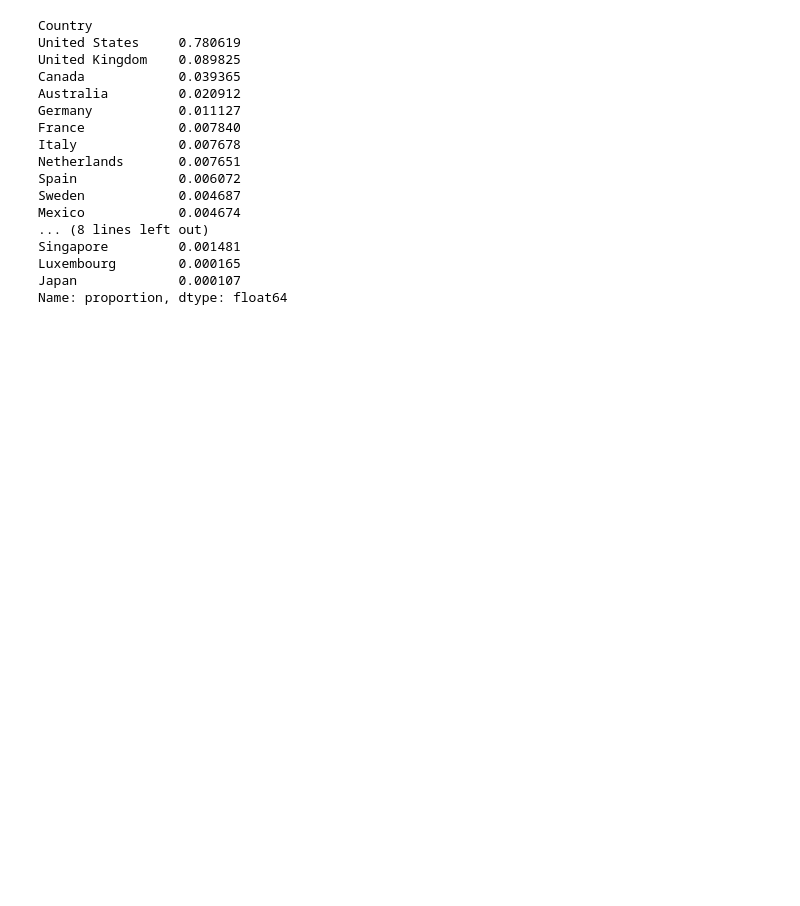
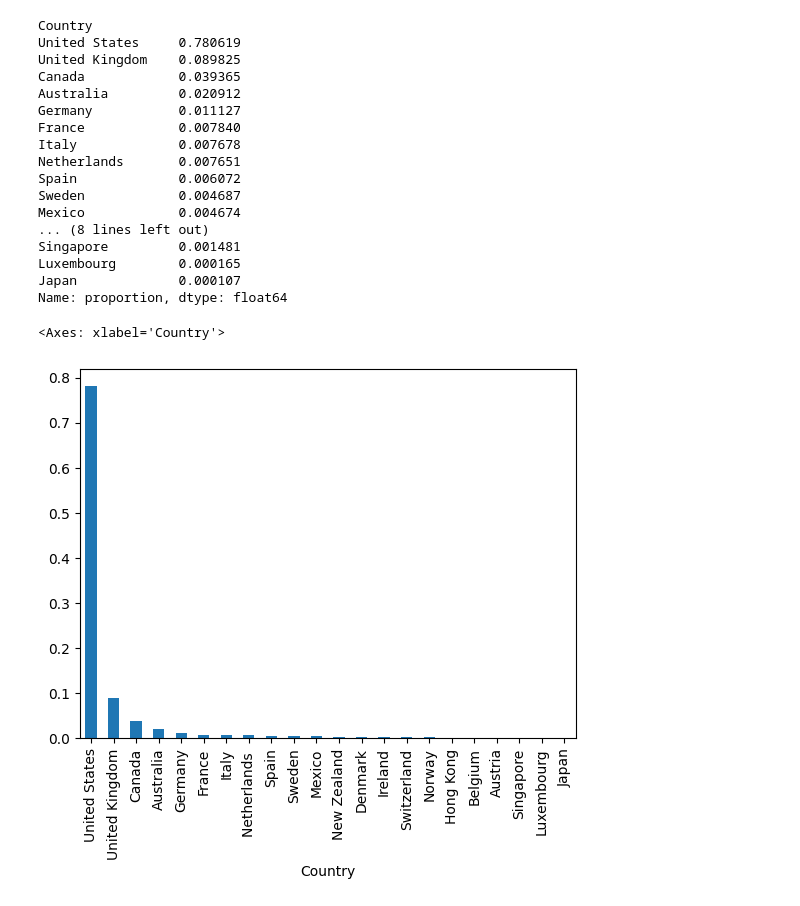
Before and after one commit to salvoha/ml-project, a Jupyter notebook: GetData_and_EDA.ipynb, the cells around one changed output. Drawn from its saved outputs; the diff is of its cells as text; code cells hidden in the pictures; blank space fills up the shorter version.

Commit message:
Worked on EDA and did some data cleaning

```diff
--- a/GetData_and_EDA.ipynb
+++ b/GetData_and_EDA.ipynb
@@ -259,3 +266,9 @@ Singapore         0.001481
 Luxembourg        0.000165
 Japan             0.000107
 Name: proportion, dtype: float64
+# %%
+# Plot distribution of column 'Country' in percent
+baseline_data["Country"].value_counts(normalize=True).plot(kind="bar")
+# %% [output]
+<Axes: xlabel='Country'>
+[figure, added]
```
Also changed, not shown: parts of 44 cells of this notebook, 1 other file.
